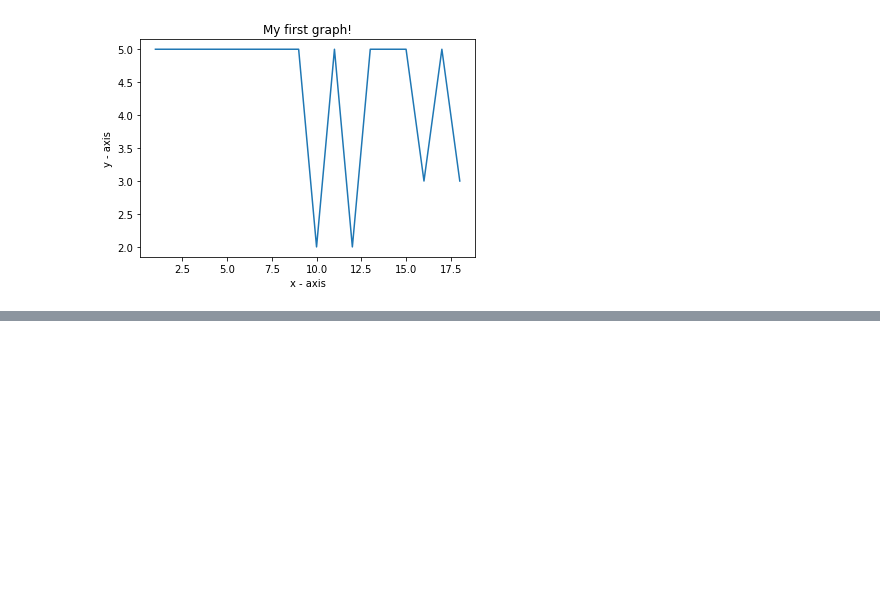
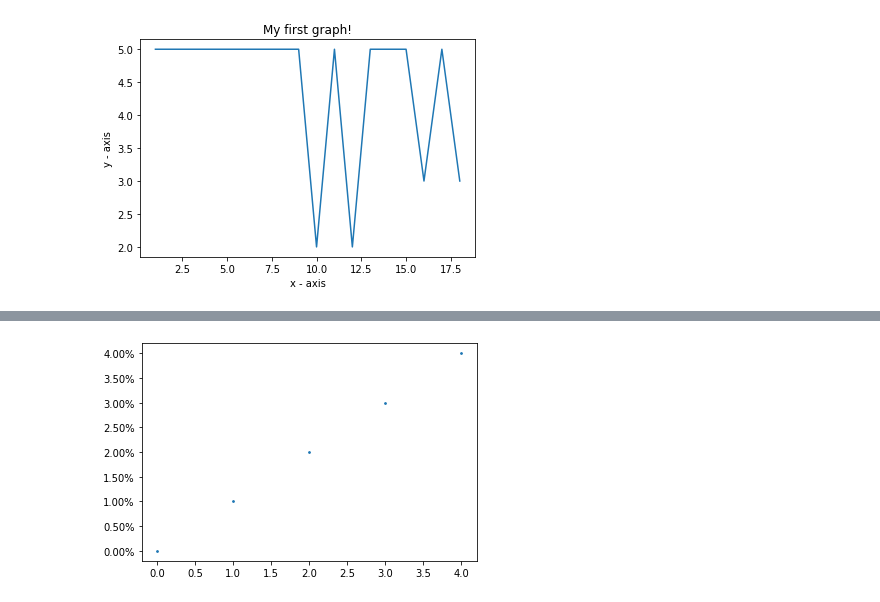
Before and after one commit to karanjayswal/Online-Class-Emotion, a Jupyter notebook: Text_to_CSV.ipynb, the cells around one changed output, grey strips where cells are left out. Cells and saved outputs as stored; diff of their text form; code cells hidden in the pictures; blank space fills up the shorter version.

```diff
--- a/Text_to_CSV.ipynb
+++ b/Text_to_CSV.ipynb
@@ -310,0 +337,9 @@ plt.show()
+# %%
+import matplotlib.pyplot as plt
+import matplotlib.ticker as ticker
+
+plt.scatter(range(5), range(5), s=3)
+plt.gca().yaxis.set_major_formatter(ticker.PercentFormatter())
+plt.show()
+# %% [output]
+[figure, added]
```
Also changed, not shown: parts of 1 cell of this notebook.
